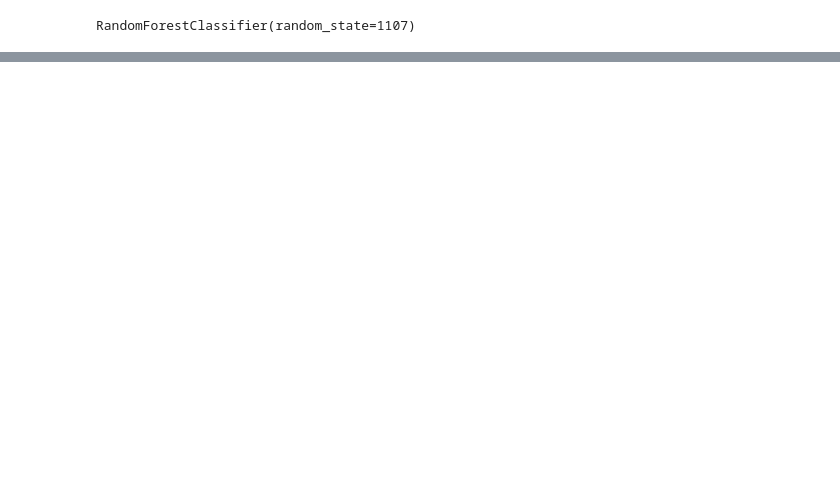
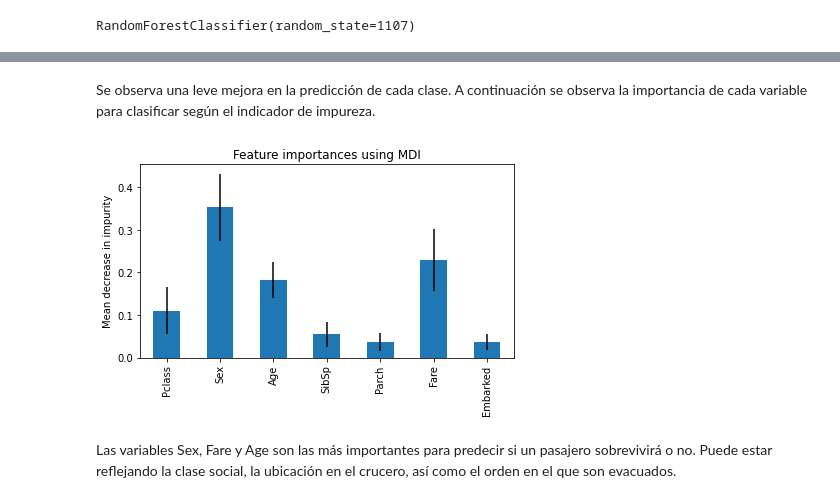
Before and after one commit to anasofiasama/RandomForest_XGBOOST, a Jupyter notebook: src/explore.ipynb, the cells around one changed output, grey strips where cells are left out. Saved outputs shown, nothing was run; the diff lists cells and outputs as text; code cells hidden in the pictures; blank space fills up the shorter version.

```diff
--- a/src/explore.ipynb
+++ b/src/explore.ipynb
@@ -154,11 +160,11 @@ from sklearn.model_selection import RandomizedSearchCV
 # %%
 
 # Number of trees in random forest
-n_estimators = [int(x) for x in np.linspace(start = 200, stop = 2000, num = 10)]
+n_estimators = [int(x) for x in np.linspace(start = 200, stop = 2000, num = 5)]
 # Number of features to consider at every split
 max_features = ['auto', 'sqrt']
 # Maximum number of levels in tree
-max_depth = [int(x) for x in np.linspace(10, 110, num = 11)]
+max_depth = [int(x) for x in np.linspace(10, 110, num = 5)]
 max_depth.append(None)
 # Minimum number of samples required to split a node
 min_samples_split = [2, 5, 10]
@@ -166,8 +172,10 @@ min_samples_split = [2, 5, 10]
 min_samples_leaf = [1, 2, 4]
 # Method of selecting samples for training each tree
 bootstrap = [True, False]
-#Criterio
+#Criterion for measure the quality of a split
 criterion=['gini','entropy']
+# class weight for unbalanced samples
+weight=['balanced', None]
 # Create the random grid
 random_grid = {'n_estimators': n_estimators,
 #'max_features': max_features, # Son muy pocas variables por lo cual no vale la pena aplicarlo
@@ -175,6 +183,7 @@ random_grid = {'n_estimators': n_estimators,
 'min_samples_split': min_samples_split,
 'min_samples_leaf': min_samples_leaf,
 'bootstrap': bootstrap,
-'criterion':criterion}
+'criterion':criterion,
+'class_weight':weight}
 print(random_grid)
 # %% [output]
@@ -213,0 +213,5 @@ https://scikit-learn.org/stable/auto_examples/ensemble/plot_forest_importances.h
+# %%
+best_clas=RandomForestClassifier(n_estimators= 1550,min_samples_split= 2,min_samples_leaf= 2,max_depth= 10,criterion= 'gini',
+ bootstrap= True,class_weight=None)
+# %%
+best_clas.fit(X_train,y_train)
@@ -213,0 +235,18 @@ https://scikit-learn.org/stable/auto_examples/ensemble/plot_forest_importances.h
+# %% [markdown]
+Se observa una leve mejora en la predicción de cada clase. A continuación se observa la importancia de cada variable para clasificar según el indicador de impureza.
+# %%
+importances = best_clas.feature_importances_
+std = np.std([tree.feature_importances_ for tree in best_clas.estimators_], axis=0)
+#feature_names = [f"feature {i}" for i in range(X.shape[1])]
+feature_names = X.columns
+forest_importances = pd.Series(importances, index=feature_names)
+
+fig, ax = plt.subplots()
+forest_importances.plot.bar(yerr=std, ax=ax)
+ax.set_title("Feature importances using MDI")
+ax.set_ylabel("Mean decrease in impurity")
+fig.tight_layout()
+# %% [output]
+[figure, added]
+# %% [markdown]
+Las variables Sex, Fare  y Age son las más importantes para predecir si un pasajero sobrevivirá o no. Puede estar reflejando la clase social, la ubicación en el crucero, así como el orden en el que son evacuados.
```
Also changed, not shown: parts of 33 cells of this notebook.
